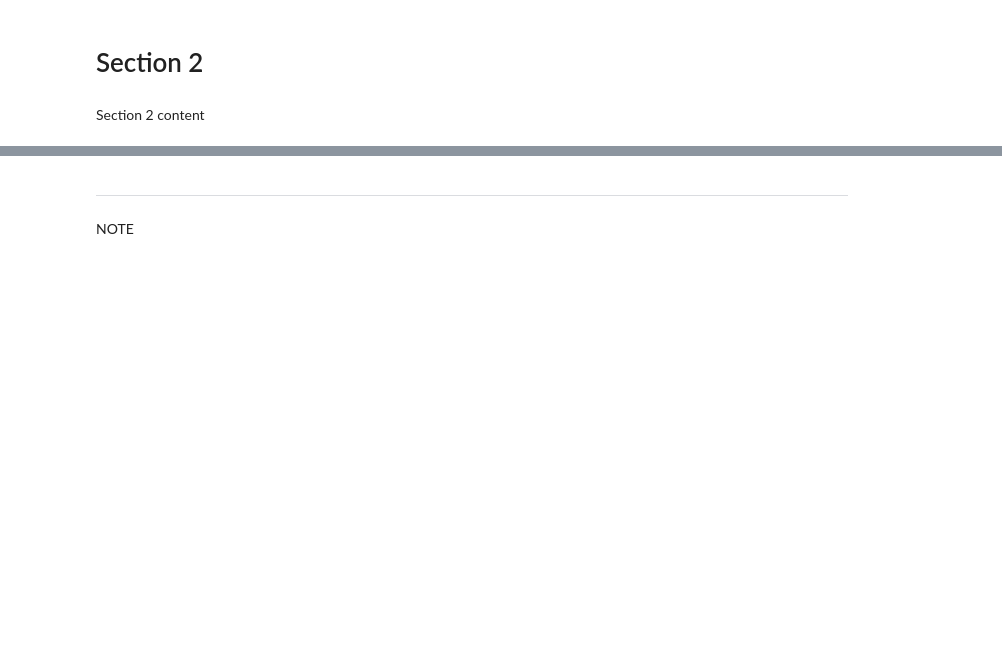
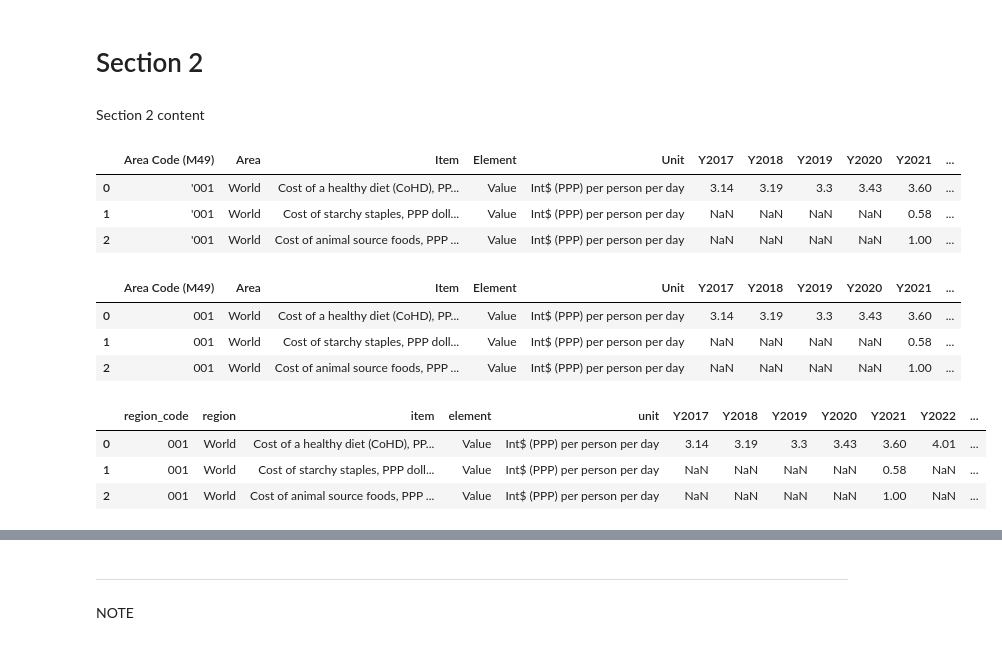
Before and after one commit to muhtar1muhtar/cost-affordability-healthy-diet-analysis, a Jupyter notebook: jupyter_notebooks/ETL.ipynb, the cells around one changed output, grey strips where cells are left out. Cells and saved outputs as stored; diff of their text form; code cells hidden in the pictures; blank space fills up the shorter version.

```diff
--- a/jupyter_notebooks/ETL.ipynb
+++ b/jupyter_notebooks/ETL.ipynb
@@ -51,3 +116,39 @@ Section 1 content
 # Section 2
 # %% [markdown]
 Section 2 content
+# %%
+# Drop unnecessary columns
+df = df.drop(columns=['Area Code', 'Item Code', 'Element Code', 'Release Code', 'Release',
+                      'Y2017F', 'Y2018F', 'Y2019F', 'Y2020F', 'Y2021F', 'Y2022F', 'Y2023F',
+                      'Y2024F'])
+df.head(3)
+# %% [output]
+|  | Area Code (M49) | Area | Item | Element | Unit | Y2017 | Y2018 | Y2019 | Y2020 | Y2021 | ... |
+| 0 | '001 | World | Cost of a healthy diet (CoHD), PP... | Value | Int$ (PPP) per person per day | 3.14 | 3.19 | 3.3 | 3.43 | 3.60 | ... |
+| 1 | '001 | World | Cost of starchy staples, PPP doll... | Value | Int$ (PPP) per person per day | NaN | NaN | NaN | NaN | 0.58 | ... |
+| 2 | '001 | World | Cost of animal source foods, PPP ... | Value | Int$ (PPP) per person per day | NaN | NaN | NaN | NaN | 1.00 | ... |
+# %%
+# Remove single quotes from the 'Area Code (M49)' column
+df["Area Code (M49)"] = df["Area Code (M49)"].str.replace("'", "", regex=False)
+df.head(3)
+# %% [output]
+|  | Area Code (M49) | Area | Item | Element | Unit | Y2017 | Y2018 | Y2019 | Y2020 | Y2021 | ... |
+| 0 | 001 | World | Cost of a healthy diet (CoHD), PP... | Value | Int$ (PPP) per person per day | 3.14 | 3.19 | 3.3 | 3.43 | 3.60 | ... |
+| 1 | 001 | World | Cost of starchy staples, PPP doll... | Value | Int$ (PPP) per person per day | NaN | NaN | NaN | NaN | 0.58 | ... |
+| 2 | 001 | World | Cost of animal source foods, PPP ... | Value | Int$ (PPP) per person per day | NaN | NaN | NaN | NaN | 1.00 | ... |
+# %%
+rename_col = {
+    "Area Code (M49)": "region_code",
+    "Area": "region",
+    "Item": "item",
+    "Element": "element",
+    "Unit": "unit"
+}
+
+df_clean = df.rename(columns=rename_col)
+df_clean.head(3)
+# %% [output]
+|  | region_code | region | item | element | unit | Y2017 | Y2018 | Y2019 | Y2020 | Y2021 | Y2022 | ... |
+| 0 | 001 | World | Cost of a healthy diet (CoHD), PP... | Value | Int$ (PPP) per person per day | 3.14 | 3.19 | 3.3 | 3.43 | 3.60 | 4.01 | ... |
+| 1 | 001 | World | Cost of starchy staples, PPP doll... | Value | Int$ (PPP) per person per day | NaN | NaN | NaN | NaN | 0.58 | NaN | ... |
+| 2 | 001 | World | Cost of animal source foods, PPP ... | Value | Int$ (PPP) per person per day | NaN | NaN | NaN | NaN | 1.00 | NaN | ... |
```
Also changed, not shown: parts of 14 cells of this notebook, 2 other files.
